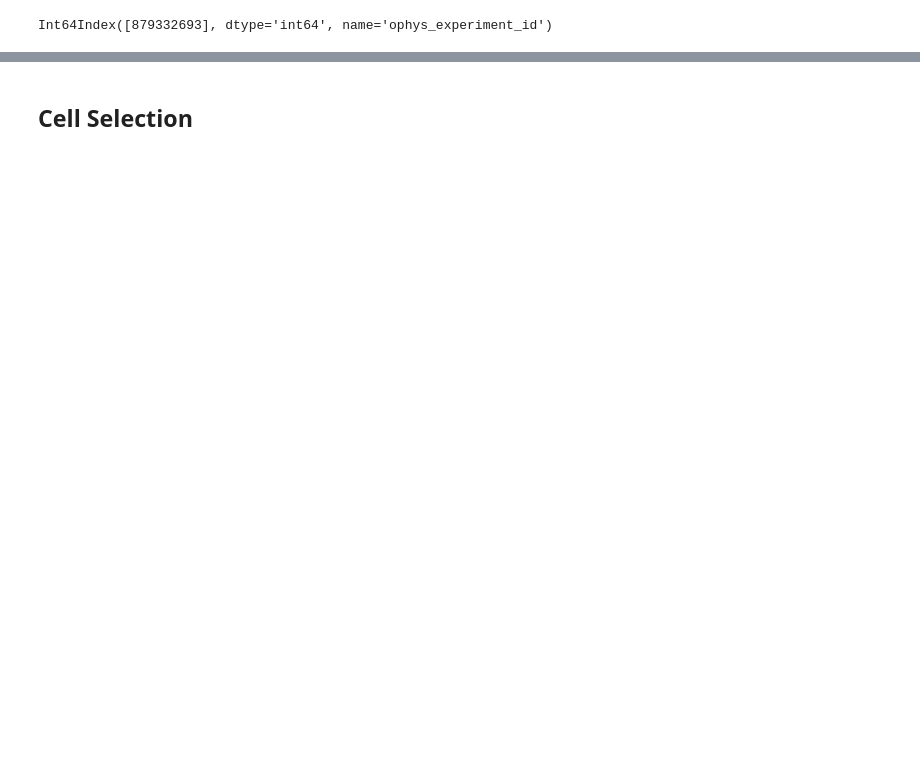
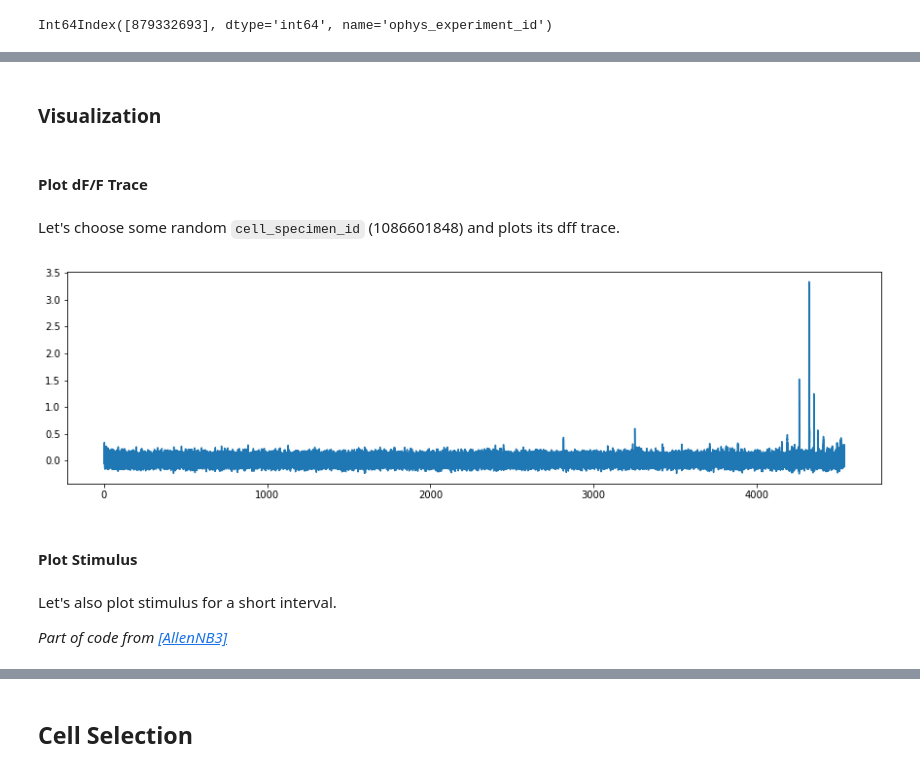
Before and after one commit to seungjaeryanlee/nma-cn-project, a Jupyter notebook: starter-v2.ipynb, the cells around one changed output, grey strips where cells are left out. Drawn from its saved outputs; the diff is of its cells as text; code cells hidden in the pictures; blank space fills up the shorter version.

```diff
--- a/starter-v2.ipynb
+++ b/starter-v2.ipynb
@@ -113,0 +286,23 @@ PASSIVE_EXPERIMENT_ID = 877696762
+# %% [markdown]
+### Visualization
+# %% [markdown]
+#### Plot dF/F Trace
+# %% [markdown]
+Let's choose some random `cell_specimen_id` (1086601848) and plots its dff trace.
+# %%
+fig, ax = plt.subplots(figsize=(15, 4))
+
+ax.plot(
+    active_experiment.ophys_timestamps,
+    active_experiment.dff_traces.loc[1086601848]["dff"],
+)
+
+fig.show()
+# %% [output]
+[figure, added]
+# %% [markdown]
+#### Plot Stimulus
+# %% [markdown]
+Let's also plot stimulus for a short interval.
+
+*Part of code from [[AllenNB3]](#References)*
```
Also changed, not shown: parts of 78 cells of this notebook, 3 other files.
